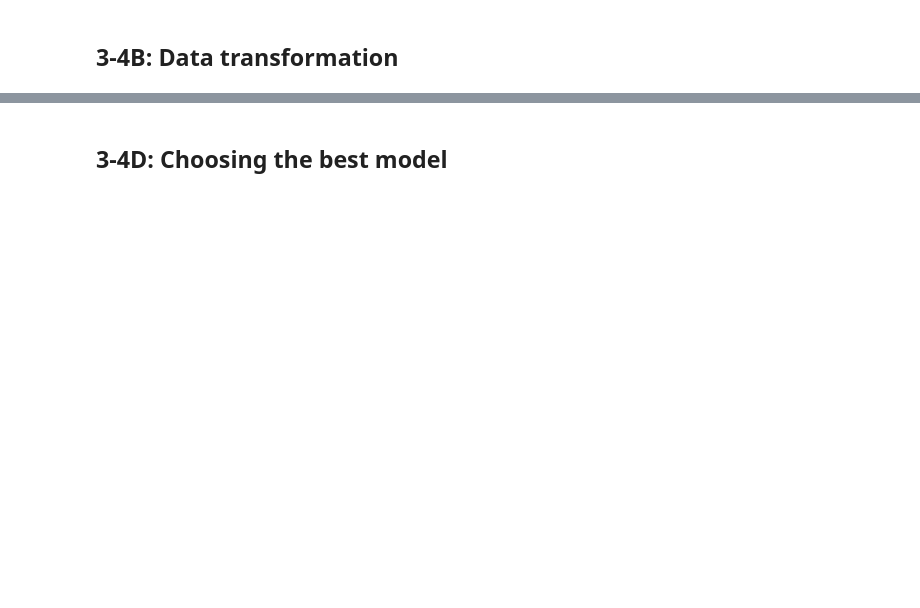
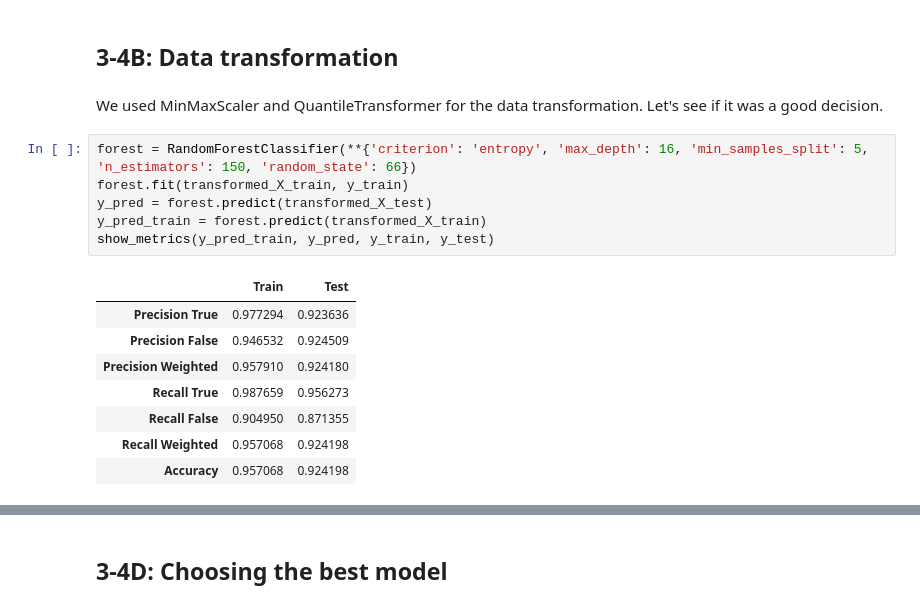
Before and after one commit to MartinH2k3/IAUProject, a Jupyter notebook: Phase3M.ipynb, the cells around one changed output, grey strips where cells are left out. Saved outputs shown, nothing was run; the diff lists cells and outputs as text; blank space fills up the shorter version.

```diff
--- a/Phase3M.ipynb
+++ b/Phase3M.ipynb
@@ -975,2 +1054,19 @@ We have taken several measures to prevent overfitting:
 # %% [markdown]
 ## 3-4B: Data transformation
+# %% [markdown]
+We used MinMaxScaler and QuantileTransformer for the data transformation. Let's see if it was a good decision.
+# %%
+forest = RandomForestClassifier(**{'criterion': 'entropy', 'max_depth': 16, 'min_samples_split': 5, 'n_estimators': 150, 'random_state': 66})
+forest.fit(transformed_X_train, y_train)
+y_pred = forest.predict(transformed_X_test)
+y_pred_train = forest.predict(transformed_X_train)
+show_metrics(y_pred_train, y_pred, y_train, y_test)
+# %% [output]
+|  | Train | Test |
+| Precision True | 0.977294 | 0.923636 |
+| Precision False | 0.946532 | 0.924509 |
+| Precision Weighted | 0.957910 | 0.924180 |
+| Recall True | 0.987659 | 0.956273 |
+| Recall False | 0.904950 | 0.871355 |
+| Recall Weighted | 0.957068 | 0.924198 |
+| Accuracy | 0.957068 | 0.924198 |
```
Also changed, not shown: parts of 33 cells of this notebook.
